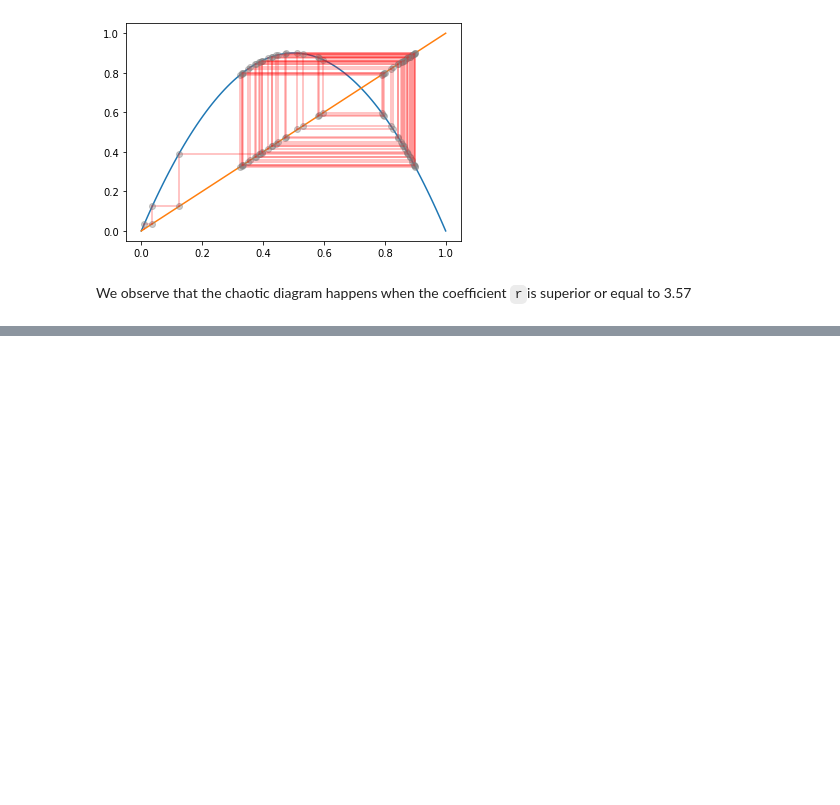
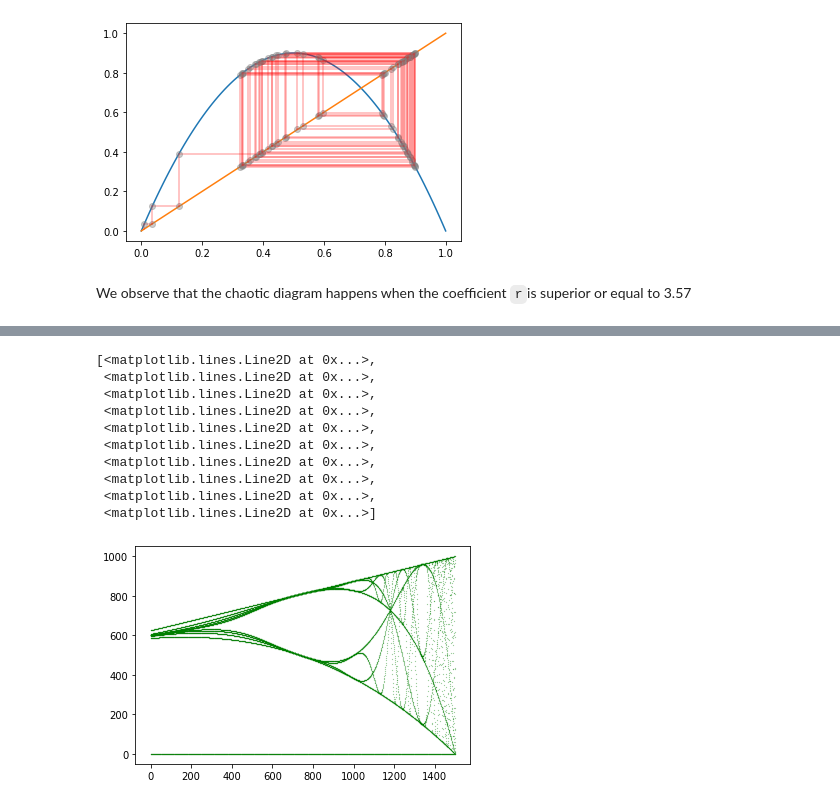
Before and after one commit to tanglef/chaoseverywhere, a Jupyter notebook: chaoseverywhere/Sketch/logistic.ipynb, the cells around one changed output, grey strips where cells are left out. Cells and saved outputs as stored; diff of their text form; code cells hidden in the pictures; blank space fills up the shorter version.

```diff
--- a/chaoseverywhere/Sketch/logistic.ipynb
+++ b/chaoseverywhere/Sketch/logistic.ipynb
@@ -24,0 +52,24 @@ We observe that the chaotic diagram happens when the coefficient `r`is superior
+# %%
+def bifurcation(x0, mini, maxi, function, vec, r):
+    iteration = maxi-mini
+    val = np.zeros((len(r),iteration))
+    for i in range(len(r)):
+        [t,y] = history(x0, iteration, function, vec=[r[i],1000])
+        for j in range(iteration-1):
+            val[i,j] = y[j+1]
+    return(val)
+# %%
+values = bifurcation(x0=500, mini=50, maxi=60, function=modelelogi, vec=np.array([2.5, 1000]), r=np.arange(2.5,4.0,0.001))
+plt.plot(values[:,:], '.', color='green', markersize=0.3)
+# %% [output]
+[<matplotlib.lines.Line2D at 0x...>,
+ <matplotlib.lines.Line2D at 0x...>,
+ <matplotlib.lines.Line2D at 0x...>,
+ <matplotlib.lines.Line2D at 0x...>,
+ <matplotlib.lines.Line2D at 0x...>,
+ <matplotlib.lines.Line2D at 0x...>,
+ <matplotlib.lines.Line2D at 0x...>,
+ <matplotlib.lines.Line2D at 0x...>,
+ <matplotlib.lines.Line2D at 0x...>,
+ <matplotlib.lines.Line2D at 0x...>]
+[figure, added]
```
Also changed, not shown: parts of 6 cells of this notebook.
